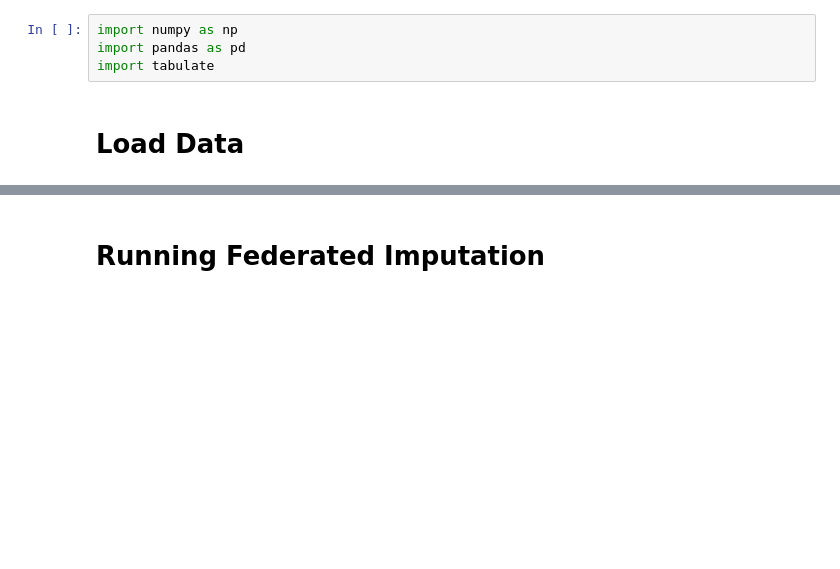
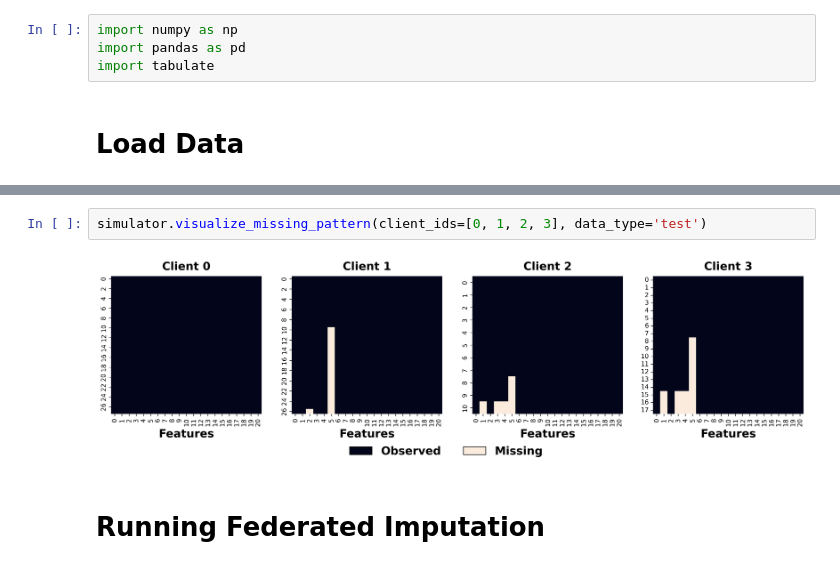
Before and after one commit to idsla/FedImpute, a Jupyter notebook: tutorials/real_scenario.ipynb, the cells around one changed output, grey strips where cells are left out. Cells and saved outputs as stored; diff of their text form; blank space fills up the shorter version.

Commit message:
real missing imputation and evaluation support

```diff
--- a/tutorials/real_scenario.ipynb
+++ b/tutorials/real_scenario.ipynb
@@ -50,5 +47,9 @@ simulator.visualize_missing_pattern(client_ids=[0, 1, 2, 3])
 # %% [output]
 [figure]
+# %%
+simulator.visualize_missing_pattern(client_ids=[0, 1, 2, 3], data_type='test')
+# %% [output]
+[figure, added]
 # %% [markdown]
 # Running Federated Imputation
 # %%
```
Also changed, not shown: parts of 22 cells of this notebook, 28 other files.
